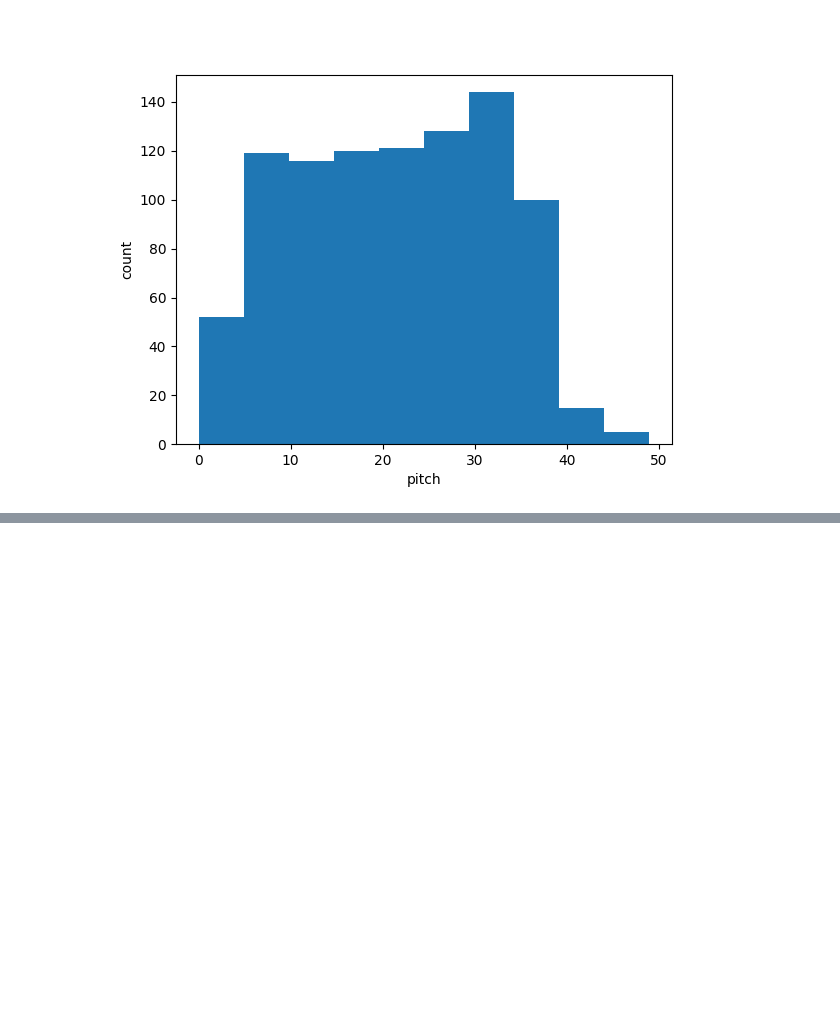
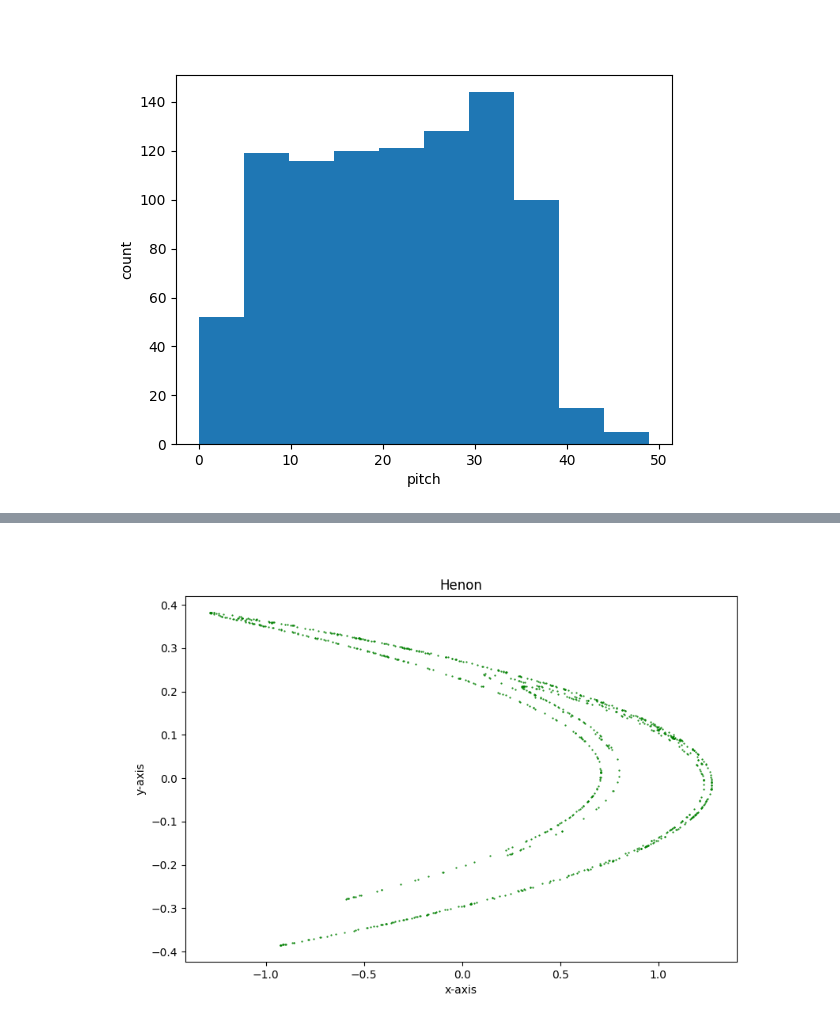
Before and after one commit to mahesh0537/NLD-music-synthesis, a Jupyter notebook: chaotic_melodies.ipynb, the cells around one changed output, grey strips where cells are left out. Saved outputs shown, nothing was run; the diff lists cells and outputs as text; code cells hidden in the pictures; blank space fills up the shorter version.

```diff
--- a/chaotic_melodies.ipynb
+++ b/chaotic_melodies.ipynb
@@ -537,0 +561,24 @@ video:0kB audio:334kB subtitle:0kB other streams:0kB global headers:0kB muxing o
+# %%
+x = 0.5
+y = 0
+z = 0.1
+cut = 80
+model = Henon(x, y, z)
+# chen.time_scale = 0.001
+n = 1000
+out = []
+for i in range(n):
+    a = model()
+    # if i % 400 == 0:
+    out.append(a)
+out = np.array(out)
+x, y, z = out[cut:n,0], out[cut:n, 1], out[cut:n, 2]
+
+m = melody()
+x_out, y_out,z_out = m(x,y,z)
+
+a = xyz_midi()
+a.music_duration = 40
+a(x,y,z)
+a.play()
+# !timidity test.mid -Ow -o - | ffmpeg -i - -acodec libmp3lame -ab 64k Henon.mp3
@@ -537,0 +589,16 @@ video:0kB audio:334kB subtitle:0kB other streams:0kB global headers:0kB muxing o
+# %%
+fig = plt.figure(figsize=(9, 6))
+ax = plt.axes()
+# creating the plot
+ax.scatter(x, y, color='green', s = 0.3)
+
+# setting title and labels
+ax.set_title("Henon")
+ax.set_xlabel('x-axis')
+ax.set_ylabel('y-axis')
+# ax.set_zlabel('z-axis')
+
+# displaying the plot
+plt.show()
+# %% [output]
+[figure, added]
```
Also changed, not shown: parts of 13 cells of this notebook, 5 other files.
